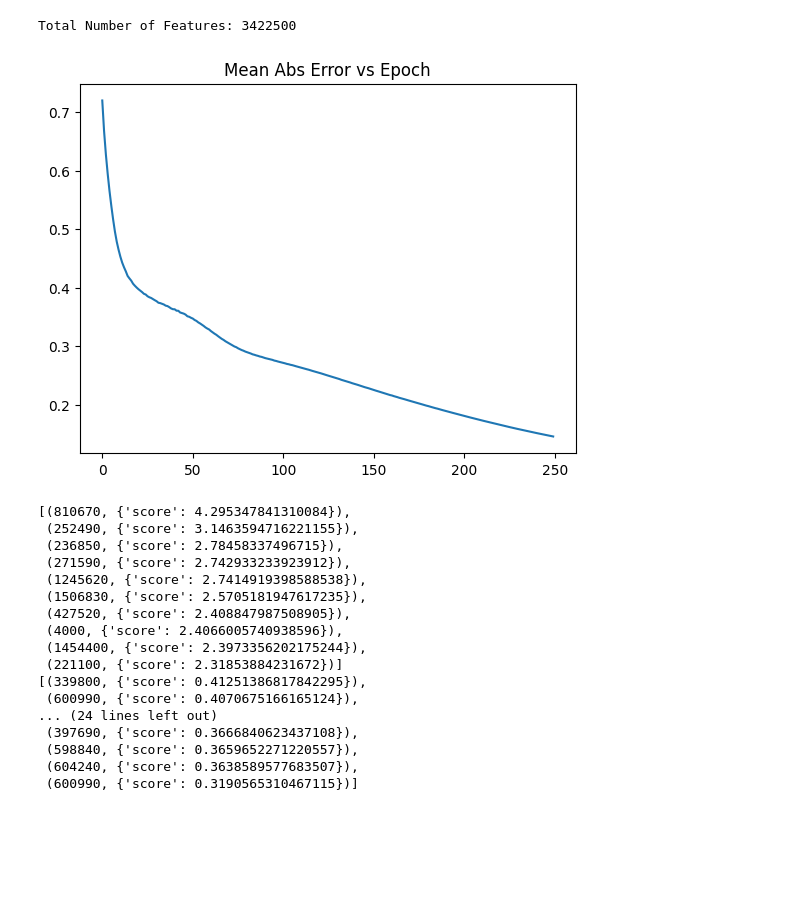
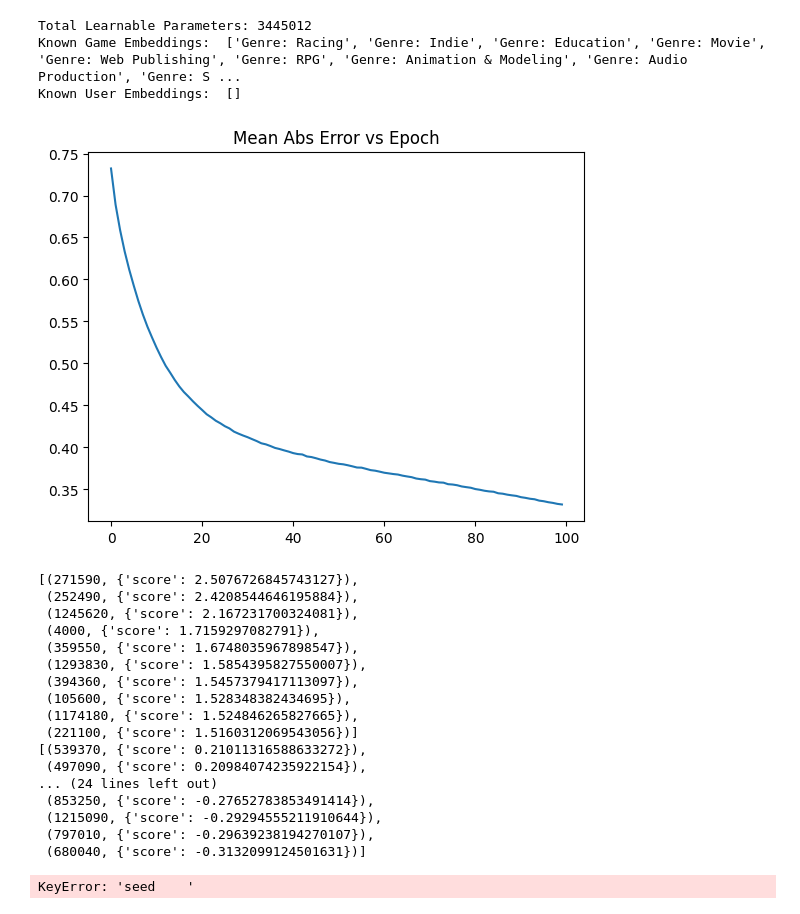
Before and after one commit to GitHubNoskcaj211/ml-projects-project, a Jupyter notebook: models/test_collaborative_filtering.ipynb, the cells around one changed output. Cells and saved outputs as stored; diff of their text form; code cells hidden in the pictures; blank space fills up the shorter version.

```diff
--- a/models/test_collaborative_filtering.ipynb
+++ b/models/test_collaborative_filtering.ipynb
@@ -7,41 +7,45 @@ sys.path.append("../dataset")
 from data_loader import DataLoader, playtime_forever_edge_scoring_function, LinearNormalizer, GaussianNormalizer, PercentileNormalizer
 # %%
 # data_loader = DataLoader()
-data_loader = DataLoader(edge_scoring_function = playtime_forever_edge_scoring_function, score_normalizers = [GaussianNormalizer(1.0, 1.0)], user_game_edge_embeddings = ['playtime_forever'])
+data_loader = DataLoader(edge_scoring_function = playtime_forever_edge_scoring_function, score_normalizers = [GaussianNormalizer(2.0, 1.0)], game_embeddings = ['name', 'genres'], user_game_edge_embeddings = ['playtime_forever'])
 network = data_loader.get_full_network()
 data_loader.load_random_train_test_network(network=network, train_percentage=0.9, test_percentage=0.1, seed=0)
 # %%
-model = CollaborativeFiltering(num_epochs = 250, num_user_embedding = 500, num_game_embedding = 500, learning_rate = 0.001, regularization = 0.00)
+model = CollaborativeFiltering(num_epochs = 100, num_user_embedding = 500, num_game_embedding = 500, learning_rate = 0.5, regularization = 0.00)
 model.set_data_loader(data_loader)
 model.train(debug=True)
 model.save('test_collaborative_filtering', overwrite=True)
 # %% [output]
-Total Number of Features: 3422500
+Total Learnable Parameters: 3445012
+Known Game Embeddings:  ['Genre: Racing', 'Genre: Indie', 'Genre: Education', 'Genre: Movie', 'Genre: Web Publishing', 'Genre: RPG', 'Genre: Animation & Modeling', 'Genre: Audio Production', 'Genre: S ...
+Known User Embeddings:  []
-[figure, old version]
+[figure, new version]
 # %%
 pprint(model.score_and_predict_n_games_for_user(76561199437467620)[:10])
 pprint(model.score_and_predict_n_games_for_user(76561199437467620)[-10:])
 pprint(model.score_and_predict_n_games_for_user(76561198138705933)[:10])
 pprint(model.score_and_predict_n_games_for_user(76561198138705933)[-10:])
 # %% [output]
-[(810670, {'score': 4.295347841310084}),
- (252490, {'score': 3.1463594716221155}),
- (236850, {'score': 2.78458337496715}),
- (271590, {'score': 2.742933233923912}),
- (1245620, {'score': 2.7414919398588538}),
- (1506830, {'score': 2.5705181947617235}),
- (427520, {'score': 2.408847987508905}),
- (4000, {'score': 2.4066005740938596}),
- (1454400, {'score': 2.3973356202175244}),
- (221100, {'score': 2.31853884231672})]
-[(339800, {'score': 0.41251386817842295}),
- (600990, {'score': 0.4070675166165124}),
+[(271590, {'score': 2.5076726845743127}),
+ (252490, {'score': 2.4208544646195884}),
+ (1245620, {'score': 2.167231700324081}),
+ (4000, {'score': 1.7159297082791}),
+ (359550, {'score': 1.6748035967898547}),
+ (1293830, {'score': 1.5854395827550007}),
+ (394360, {'score': 1.5457379417113097}),
+ (105600, {'score': 1.528348382434695}),
+ (1174180, {'score': 1.524846265827665}),
+ (221100, {'score': 1.5160312069543056})]
+[(539370, {'score': 0.21011316588633272}),
+ (497090, {'score': 0.20984074235922154}),
 ... (24 lines left out)
- (397690, {'score': 0.3666840623437108}),
- (598840, {'score': 0.3659652271220557}),
- (604240, {'score': 0.3638589577683507}),
- (600990, {'score': 0.3190565310467115})]
+ (853250, {'score': -0.27652783853491414}),
+ (1215090, {'score': -0.29294555211910644}),
+ (797010, {'score': -0.29639238194270107}),
+ (680040, {'score': -0.3132099124501631})]
 # %%
 second_common_neighbors_model = CollaborativeFiltering(num_epochs = 20, num_user_embedding = 50, num_game_embedding = 50, learning_rate = 0.01, regularization = 0.05)
 second_common_neighbors_model.set_data_loader(data_loader)
 second_common_neighbors_model.load('test_collaborative_filtering')
+# %% [output]
+KeyError: 'seed    '
```
Also changed, not shown: 8 other files.
